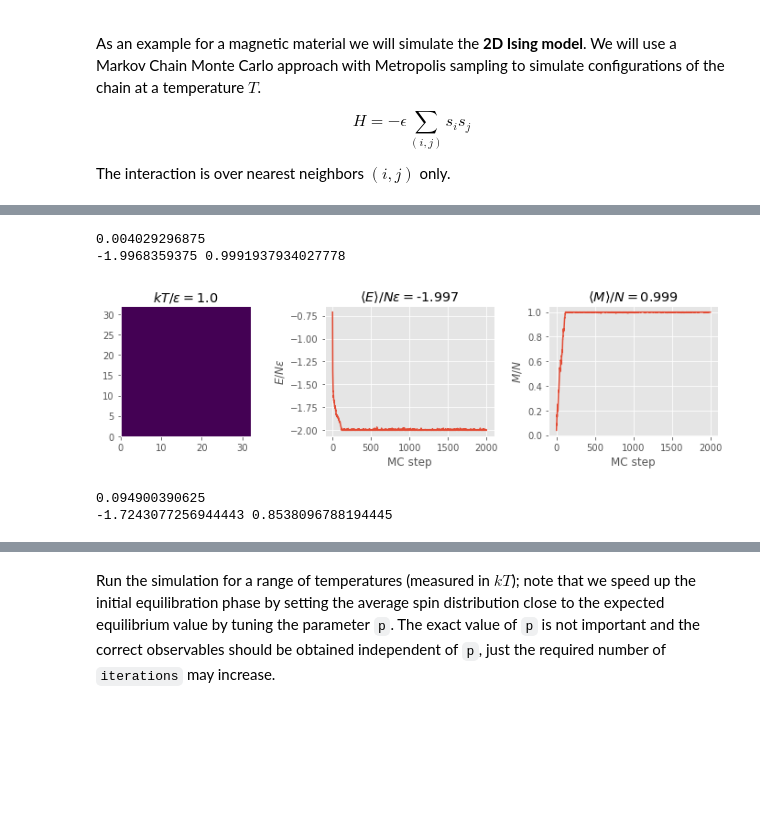
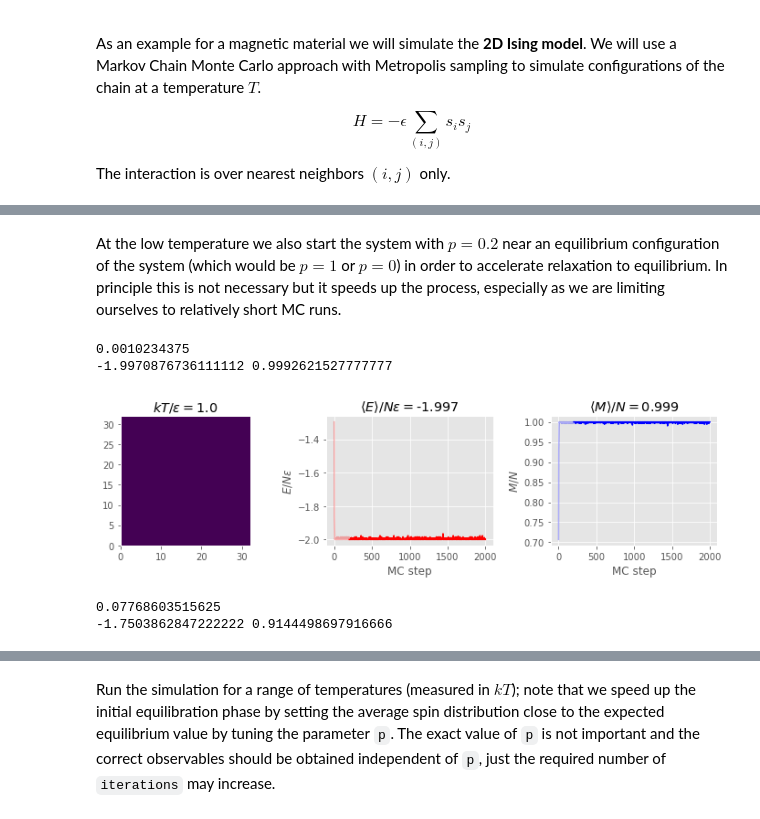
Before and after one commit to Py4Phy/PHY432-resources, a Jupyter notebook: 17_MonteCarlo/ising_2d.ipynb, the cells around one changed output, grey strips where cells are left out. Drawn from its saved outputs; the diff is of its cells as text; code cells hidden in the pictures; blank space fills up the shorter version.

```diff
--- a/17_MonteCarlo/ising_2d.ipynb
+++ b/17_MonteCarlo/ising_2d.ipynb
@@ -169,22 +200,25 @@ model.kT
+# %% [markdown]
+At the low temperature we also start the system with $p=0.2$ near an equilibrium configuration of the system (which would be $p=1$ or $p=0$) in order to accelerate relaxation to equilibrium. In principle this is not necessary but it speeds up the process, especially as we are limiting ourselves to relatively short MC runs.
 # %%
-model = SpinLattice(32, kT=1,  p=0.5)
+model = SpinLattice(32, kT=1,  p=0.2)
 
 E, M, r = model.run(iterations=2000)
 print(r)
 print(model.E_average(), model.M_average())
 # %% [output]
-0.004029296875
--1.9968359375 0.9991937934027778
+0.0010234375
+-1.9970876736111112 0.9992621527777777
 # %%
-model.plot();
+fig = model.plot()
+fig.savefig("ising2d_kT1.0.png")
 # %% [output]
-[figure, old version]
+[figure, new version]
 # %%
-model = SpinLattice(32, kT=2.,  p=0.5)
+model = SpinLattice(32, kT=2.,  p=0.2)
 
 E, M, r = model.run(iterations=2000)
 print(r)
 print(model.E_average(), model.M_average())
 # %% [output]
-0.094900390625
--1.7243077256944443 0.8538096788194445
+0.07768603515625
+-1.7503862847222222 0.9144498697916666
```
Also changed, not shown: parts of 19 cells of this notebook, 10 other files.
